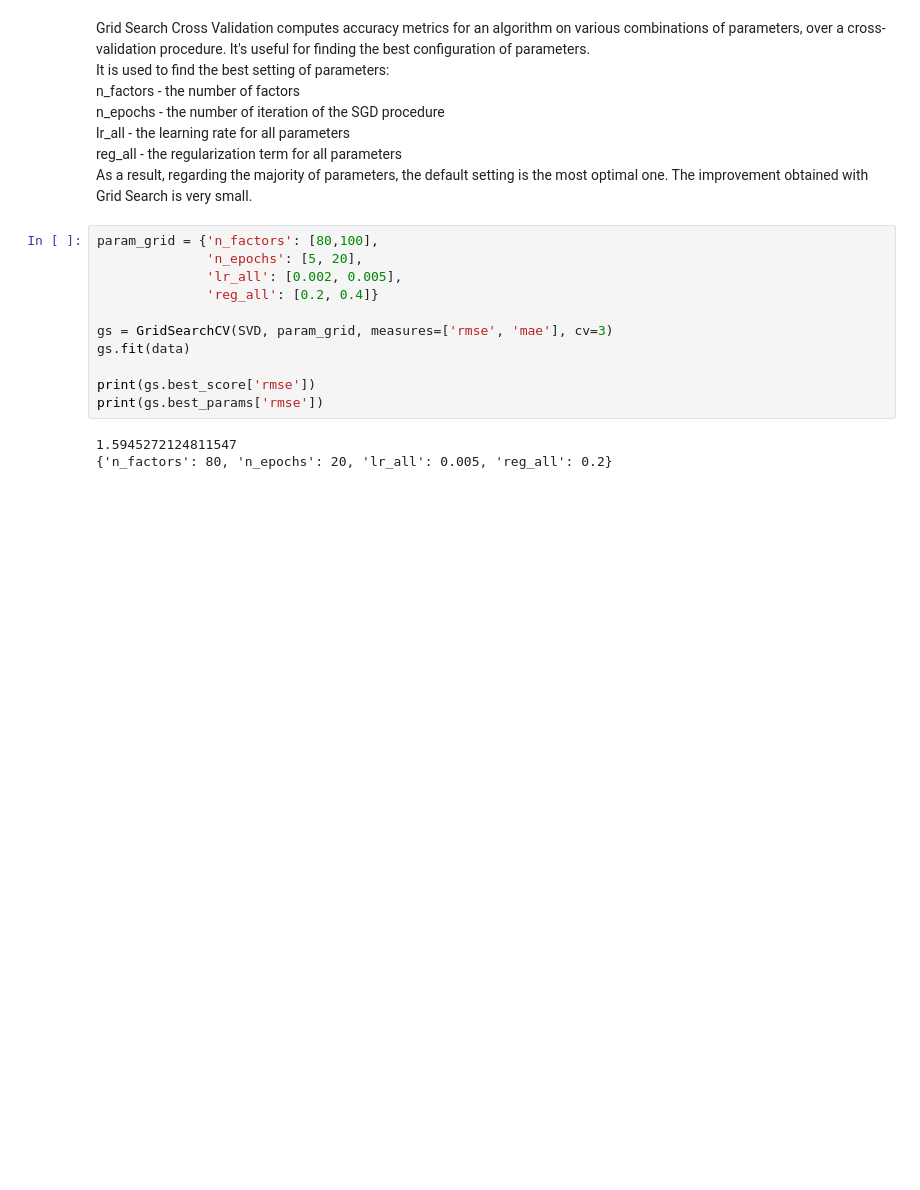
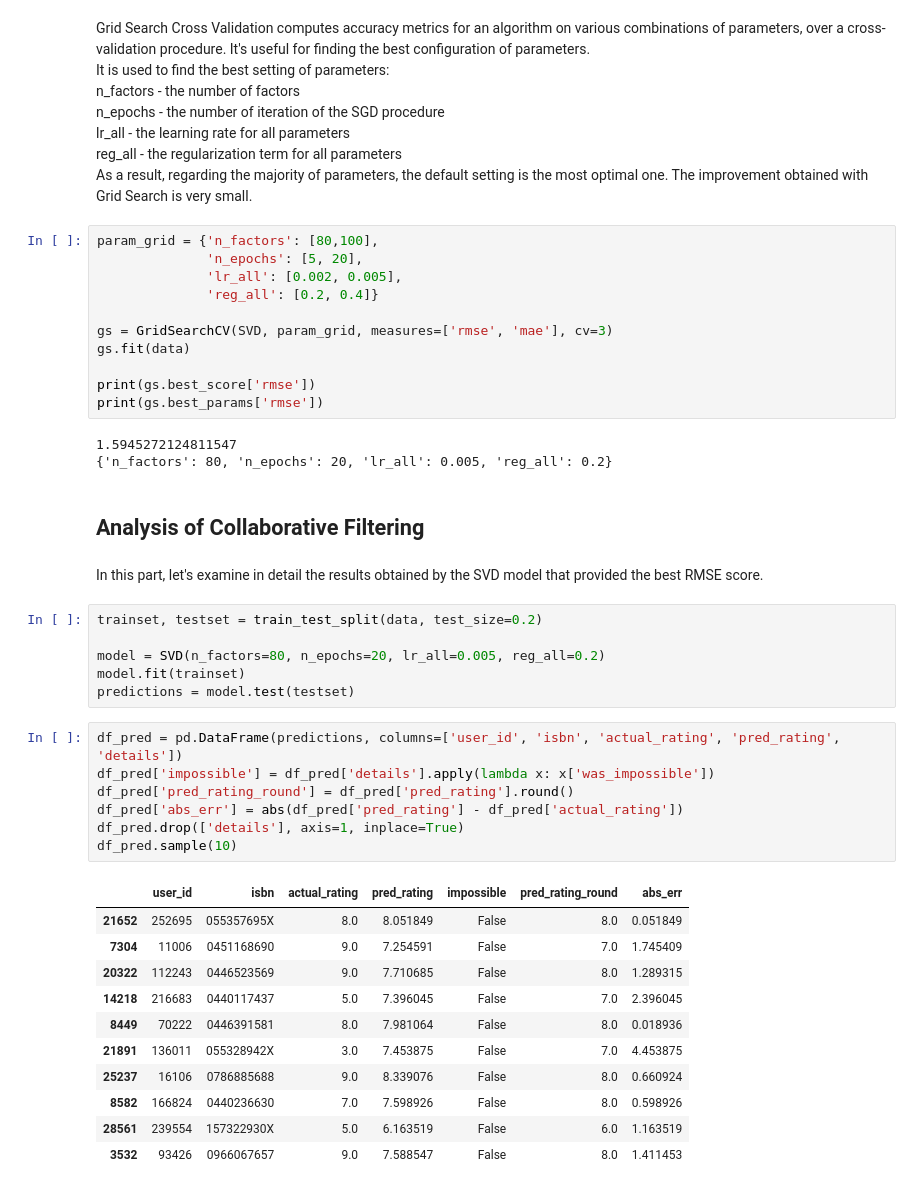
Before and after one commit to himanshu302002/Unsupervised-ML-, a Jupyter notebook: Capstone_Project_on_Unsupervised(ML)_For_Book_Recommendation_System.ipynb, the cells around one changed output. Cells and saved outputs as stored; diff of their text form; blank space fills up the shorter version.

```diff
--- a/Capstone_Project_on_Unsupervised(ML)_For_Book_Recommendation_System.ipynb
+++ b/Capstone_Project_on_Unsupervised(ML)_For_Book_Recommendation_System.ipynb
@@ -791,3 +791,32 @@ print(gs.best_params['rmse'])
 # %% [output]
 1.5945272124811547
 {'n_factors': 80, 'n_epochs': 20, 'lr_all': 0.005, 'reg_all': 0.2}
+# %% [markdown]
+## **Analysis of Collaborative Filtering**
+# %% [markdown]
+In this part, let's examine in detail the results obtained by the SVD model that provided the best RMSE score.
+# %%
+trainset, testset = train_test_split(data, test_size=0.2)
+
+model = SVD(n_factors=80, n_epochs=20, lr_all=0.005, reg_all=0.2)
+model.fit(trainset)
+predictions = model.test(testset)
+# %%
+df_pred = pd.DataFrame(predictions, columns=['user_id', 'isbn', 'actual_rating', 'pred_rating', 'details'])
+df_pred['impossible'] = df_pred['details'].apply(lambda x: x['was_impossible'])
+df_pred['pred_rating_round'] = df_pred['pred_rating'].round()
+df_pred['abs_err'] = abs(df_pred['pred_rating'] - df_pred['actual_rating'])
+df_pred.drop(['details'], axis=1, inplace=True)
+df_pred.sample(10)
+# %% [output]
+|  | user_id | isbn | actual_rating | pred_rating | impossible | pred_rating_round | abs_err |
+| 21652 | 252695 | 055357695X | 8.0 | 8.051849 | False | 8.0 | 0.051849 |
+| 7304 | 11006 | 0451168690 | 9.0 | 7.254591 | False | 7.0 | 1.745409 |
+| 20322 | 112243 | 0446523569 | 9.0 | 7.710685 | False | 8.0 | 1.289315 |
+| 14218 | 216683 | 0440117437 | 5.0 | 7.396045 | False | 7.0 | 2.396045 |
+| 8449 | 70222 | 0446391581 | 8.0 | 7.981064 | False | 8.0 | 0.018936 |
+| 21891 | 136011 | 055328942X | 3.0 | 7.453875 | False | 7.0 | 4.453875 |
+| 25237 | 16106 | 0786885688 | 9.0 | 8.339076 | False | 8.0 | 0.660924 |
+| 8582 | 166824 | 0440236630 | 7.0 | 7.598926 | False | 8.0 | 0.598926 |
+| 28561 | 239554 | 157322930X | 5.0 | 6.163519 | False | 6.0 | 1.163519 |
+| 3532 | 93426 | 0966067657 | 9.0 | 7.588547 | False | 8.0 | 1.411453 |
```
Also changed, not shown: parts of 12 cells of this notebook.
